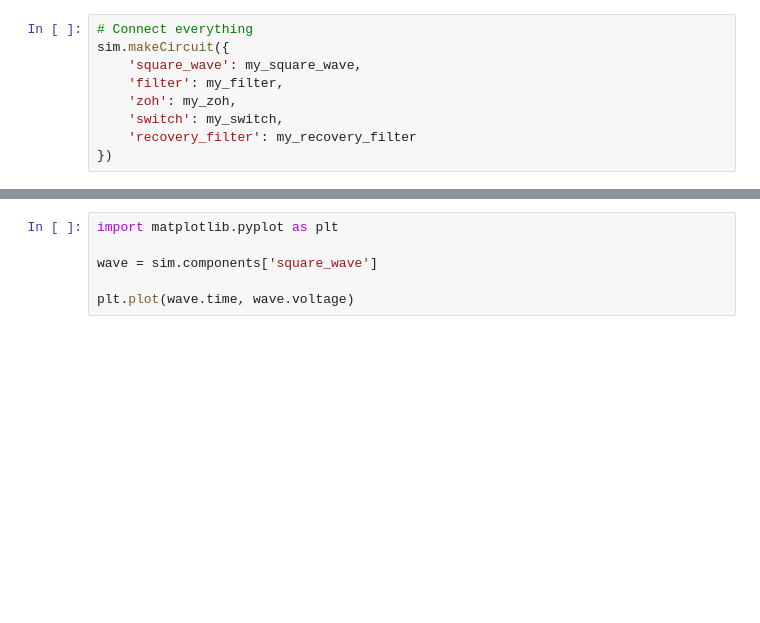
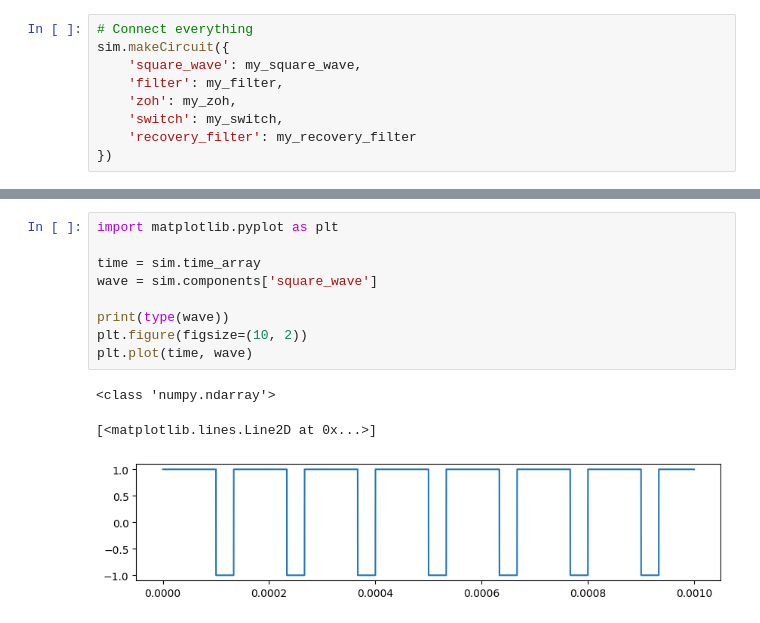
Before and after one commit to agus-fshr/assd-tp-1, a Jupyter notebook: test.ipynb, the cells around one changed output, grey strips where cells are left out. Saved outputs shown, nothing was run; the diff lists cells and outputs as text; blank space fills up the shorter version.

```diff
--- a/test.ipynb
+++ b/test.ipynb
@@ -38,6 +38,13 @@ for k,v in sim.components.items():
 # %%
 import matplotlib.pyplot as plt
 
+time = sim.time_array
 wave = sim.components['square_wave']
 
-plt.plot(wave.time, wave.voltage)
+print(type(wave))
+plt.figure(figsize=(10, 2))
+plt.plot(time, wave)
+# %% [output]
+<class 'numpy.ndarray'>
+[<matplotlib.lines.Line2D at 0x...>]
+[figure, added]
```
Also changed, not shown: parts of 5 cells of this notebook.
